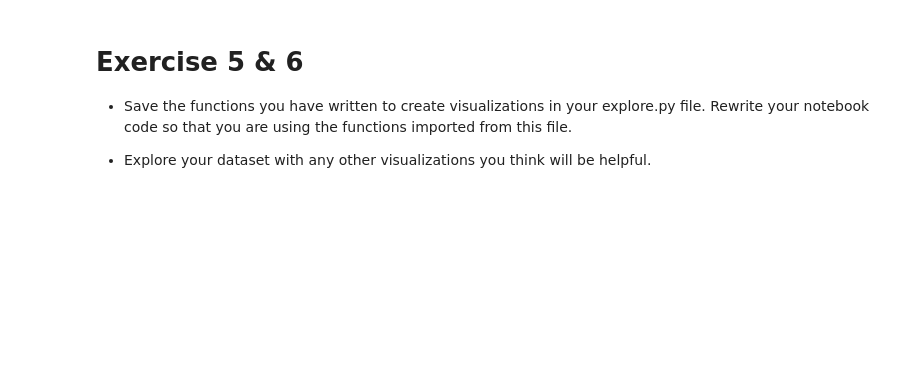
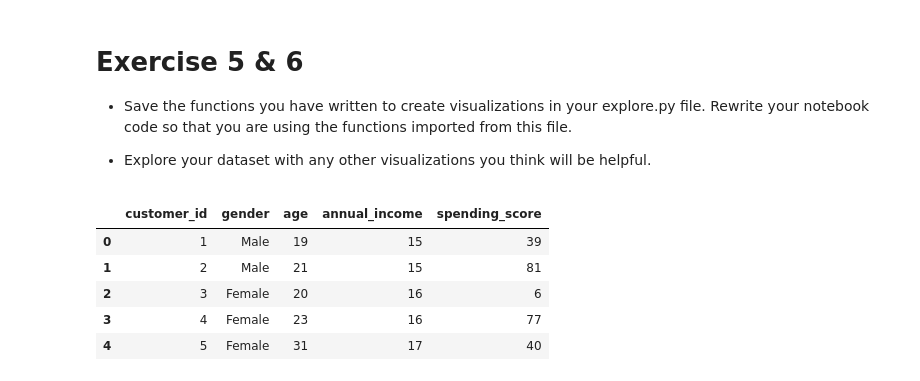
Before and after one commit to BraedenWright/regression-exercises, a Jupyter notebook: explore.ipynb, the cells around one changed output. Saved outputs shown, nothing was run; the diff lists cells and outputs as text; code cells hidden in the pictures; blank space fills up the shorter version.

```diff
--- a/explore.ipynb
+++ b/explore.ipynb
@@ -116,3 +164,22 @@ train.head(3)
 - Save the functions you have written to create visualizations in your explore.py file. Rewrite your notebook code so that you are using the functions imported from this file.
 
 - Explore your dataset with any other visualizations you think will be helpful.
+# %%
+# Pull data for mall customers to explore
+
+url = f"mysql+pymysql://{env.user}:{env.password}@{env.host}/mall_customers"
+
+query = '''
+        SELECT *
+        FROM customers
+        '''
+
+df = pd.read_sql(query, url)
+df.head()
+# %% [output]
+|  | customer_id | gender | age | annual_income | spending_score |
+| 0 | 1 | Male | 19 | 15 | 39 |
+| 1 | 2 | Male | 21 | 15 | 81 |
+| 2 | 3 | Female | 20 | 16 | 6 |
+| 3 | 4 | Female | 23 | 16 | 77 |
+| 4 | 5 | Female | 31 | 17 | 40 |
```
Also changed, not shown: parts of 11 cells of this notebook, 1 other file.
